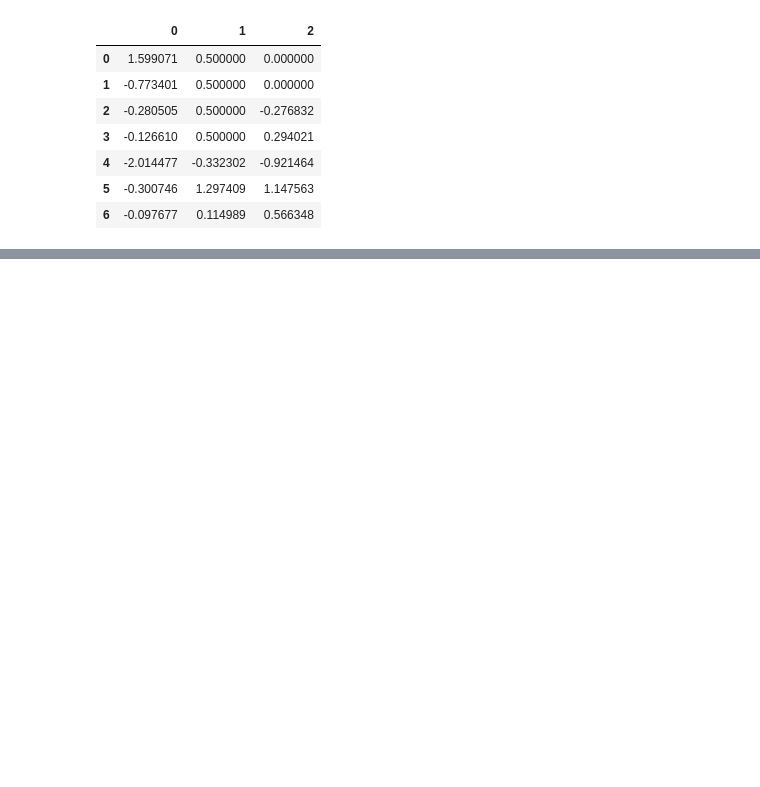
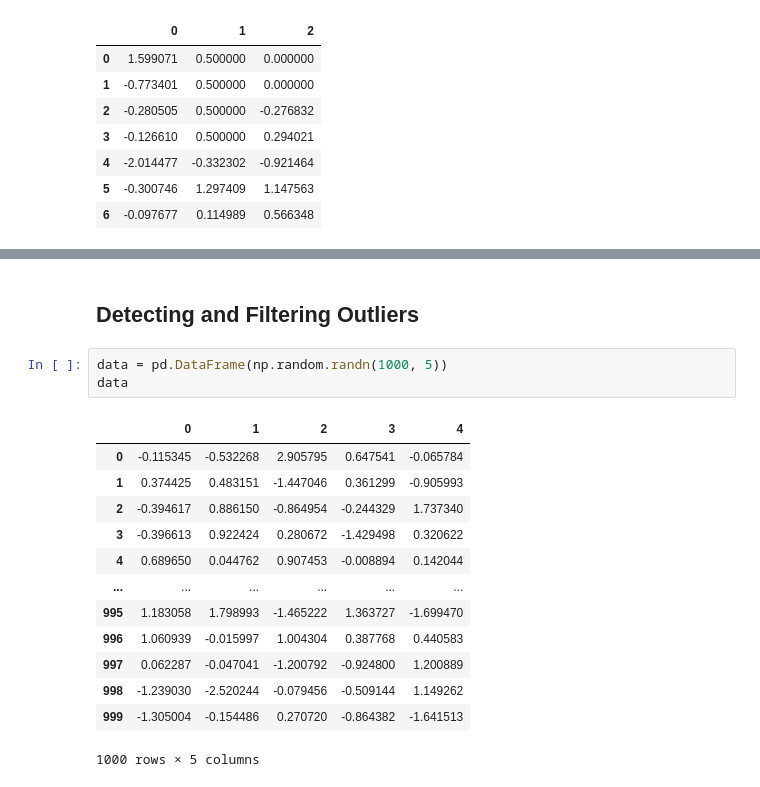
Before and after one commit to mhassandata/piaic_assignments, a Jupyter notebook: Pandas/pandas/pandas_from_book_example_chapter5-8.ipynb, the cells around one changed output, grey strips where cells are left out. Cells and saved outputs as stored; diff of their text form; blank space fills up the shorter version.

```diff
--- a/Pandas/pandas/pandas_from_book_example_chapter5-8.ipynb
+++ b/Pandas/pandas/pandas_from_book_example_chapter5-8.ipynb
@@ -2031,0 +2032,19 @@ Length: 1000, dtype: int64
+# %% [markdown]
+## Detecting and Filtering Outliers
+# %%
+data = pd.DataFrame(np.random.randn(1000, 5))
+data
+# %% [output]
+|  | 0 | 1 | 2 | 3 | 4 |
+| 0 | -0.115345 | -0.532268 | 2.905795 | 0.647541 | -0.065784 |
+| 1 | 0.374425 | 0.483151 | -1.447046 | 0.361299 | -0.905993 |
+| 2 | -0.394617 | 0.886150 | -0.864954 | -0.244329 | 1.737340 |
+| 3 | -0.396613 | 0.922424 | 0.280672 | -1.429498 | 0.320622 |
+| 4 | 0.689650 | 0.044762 | 0.907453 | -0.008894 | 0.142044 |
+| ... | ... | ... | ... | ... | ... |
+| 995 | 1.183058 | 1.798993 | -1.465222 | 1.363727 | -1.699470 |
+| 996 | 1.060939 | -0.015997 | 1.004304 | 0.387768 | 0.440583 |
+| 997 | 0.062287 | -0.047041 | -1.200792 | -0.924800 | 1.200889 |
+| 998 | -1.239030 | -2.520244 | -0.079456 | -0.509144 | 1.149262 |
+| 999 | -1.305004 | -0.154486 | 0.270720 | -0.864382 | -1.641513 |
+1000 rows × 5 columns
```
Also changed, not shown: parts of 108 cells of this notebook.
